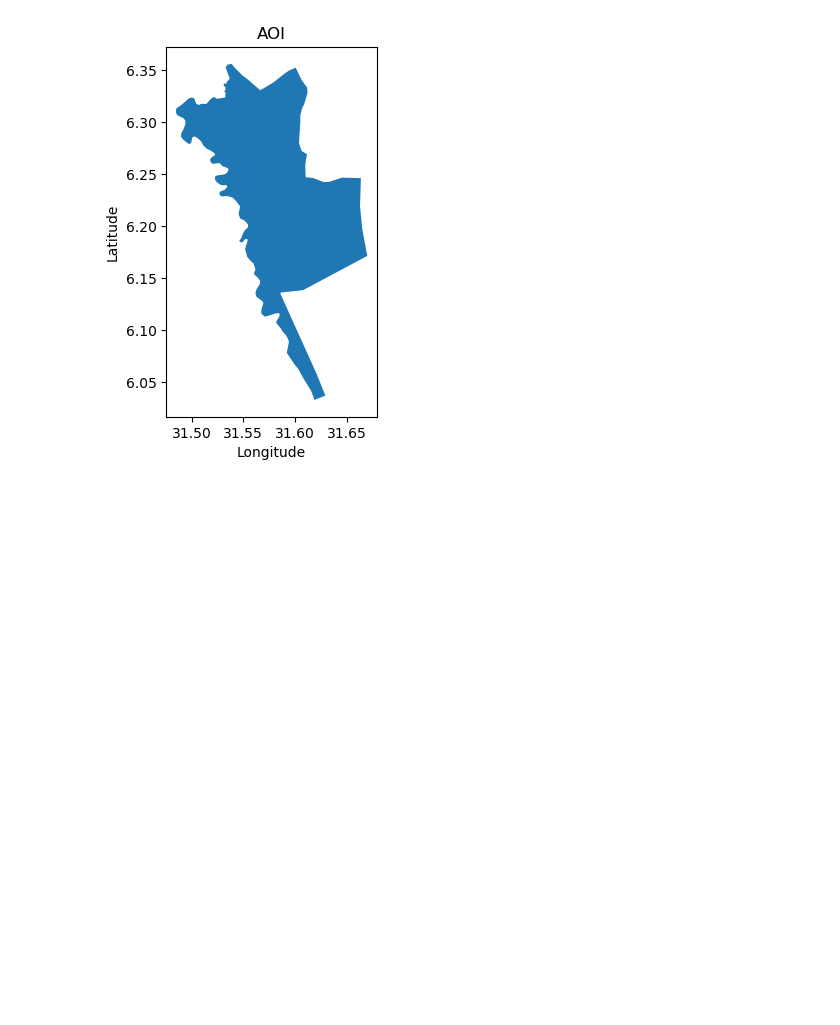
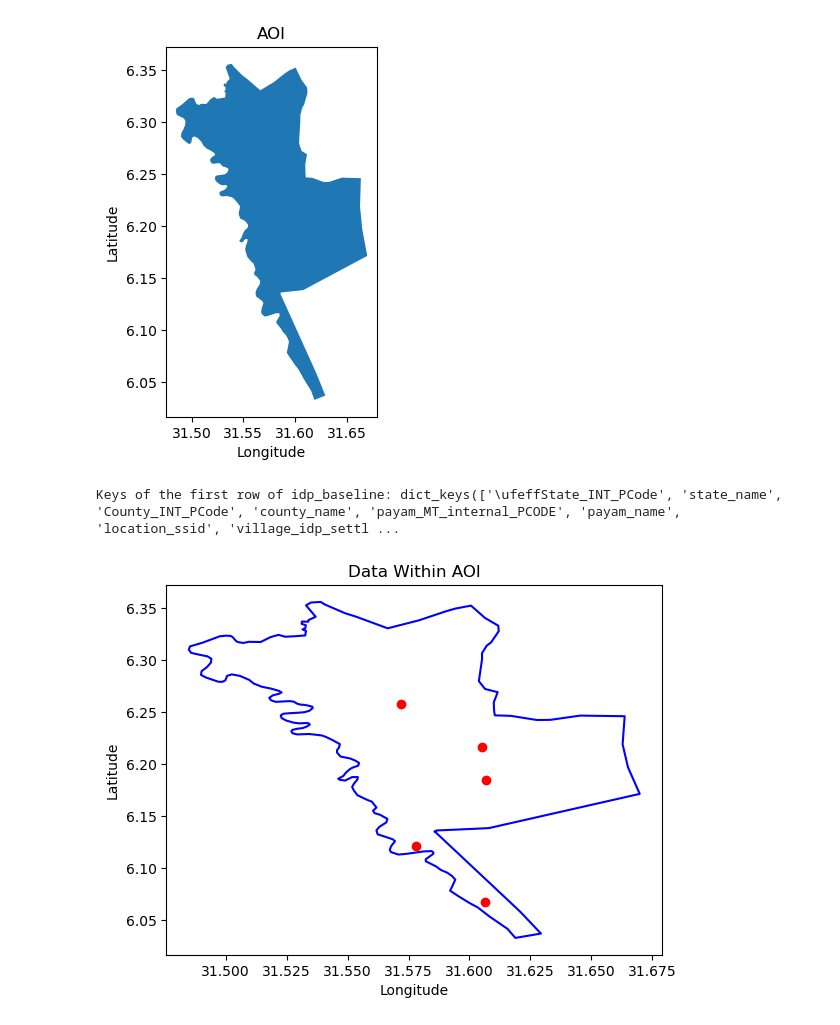
Before and after one commit to rosemaryturtle/city-scan-automation, a Jupyter notebook: idp-layers.ipynb, the cells around one changed output. Cells and saved outputs as stored; diff of their text form; code cells hidden in the pictures; blank space fills up the shorter version.

```diff
--- a/idp-layers.ipynb
+++ b/idp-layers.ipynb
@@ -72,11 +64,10 @@ plt.show()
 [figure]
 # %%
 #import DTM layers
-
 def import_idp_csv(idp_path):
     data = []
     with open(idp_path, 'r') as csvfile:
-        csv_reader = csv.reader(csvfile)
+        csv_reader = csv.DictReader(csvfile)
         for row in csv_reader:
             data.append(row)
     return data
@@ -85,3 +76,48 @@ idp_site_path = 'mnt/city-directories/01-user-input/R11 Site Assessment.csv'
 idp_site_assessment = import_idp_csv(idp_site_path)
 idp_baseline_path ='mnt/city-directories/01-user-input/ R13 Baseline Assessment.csv'
 idp_baseline = import_idp_csv(idp_baseline_path)
+print("Keys of the first row of idp_baseline:", data[0].keys())
+# %% [output]
+Keys of the first row of idp_baseline: dict_keys(['\ufeffState_INT_PCode', 'state_name', 'County_INT_PCode', 'county_name', 'payam_MT_internal_PCODE', 'payam_name', 'location_ssid', 'village_idp_settl ...
+# %%
+
+#site assessment csv
+def filter_data_within_aoi(data, aoi_polygons):
+    filtered_data = []
+    for row in data:
+        lon = float(row['b10.gps.lon'])
+        lat = float(row['b11.gps.lat'])
+        point = Point(lon, lat)
+        for aoi_polygon in aoi_polygons:
+            if aoi_polygon.contains(point):
+                filtered_data.append(row)
+                break  # Stop checking for other AOI polygons once the point is found within one
+    return filtered_data
+
+# Read AOI shapefile and transform to EPSG 4326
+aoi_file = gpd.read_file(city_inputs['AOI_path']).to_crs(epsg=4326)
+features = aoi_file.geometry.tolist()
+
+# Convert each AOI polygon to a Shapely Polygon object
+aoi_polygons = [Polygon(feature.exterior.coords) for feature in features]
+
+# Assuming 'idp_site_assessment' contains your CSV data as a list of dictionaries
+data_within_aoi = filter_data_within_aoi(idp_site_assessment, aoi_polygons)
+
+# Plotting the AOI polygons
+for feature in features:
+    x, y = feature.exterior.xy
+    plt.plot(x, y, color='blue')  # Assuming blue color for AOI polygons
+
+# Plotting the data within the AOI
+for row in data_within_aoi:
+    lon = float(row['b10.gps.lon'])
+    lat = float(row['b11.gps.lat'])
+    plt.plot(lon, lat, 'ro')  # Assuming red dots for the points within AOI
+
+plt.xlabel('Longitude')
+plt.ylabel('Latitude')
+plt.title('Data Within AOI')
+plt.show()
+# %% [output]
+[figure, added]
```
Also changed, not shown: parts of 11 cells of this notebook, 8 other files.
